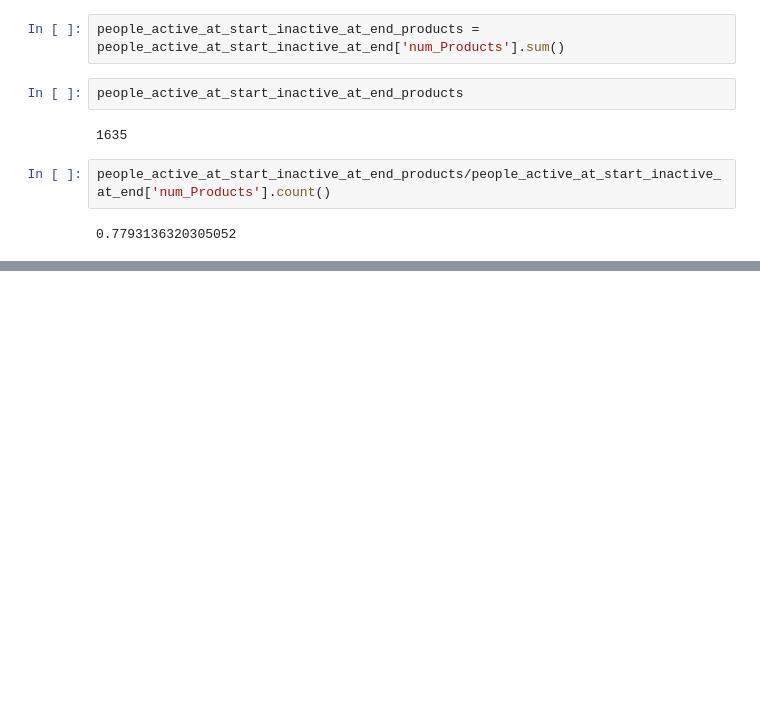
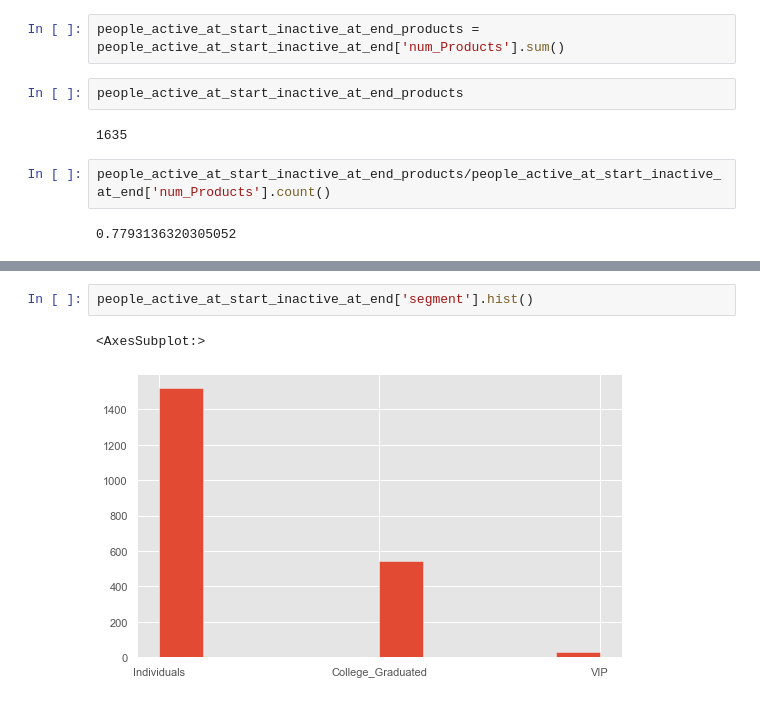
Before and after one commit to srikarnikhil/cutomer_retention_analysis, a Jupyter notebook: customer_retention_analysis.ipynb, the cells around one changed output, grey strips where cells are left out. Cells and saved outputs as stored; diff of their text form; blank space fills up the shorter version.

```diff
--- a/customer_retention_analysis.ipynb
+++ b/customer_retention_analysis.ipynb
@@ -463,0 +517,5 @@ people_active_at_start_inactive_at_end_products/people_active_at_start_inactive_
+# %%
+people_active_at_start_inactive_at_end['segment'].hist()
+# %% [output]
+<AxesSubplot:>
+[figure, added]
```
Also changed, not shown: parts of 21 cells of this notebook.
